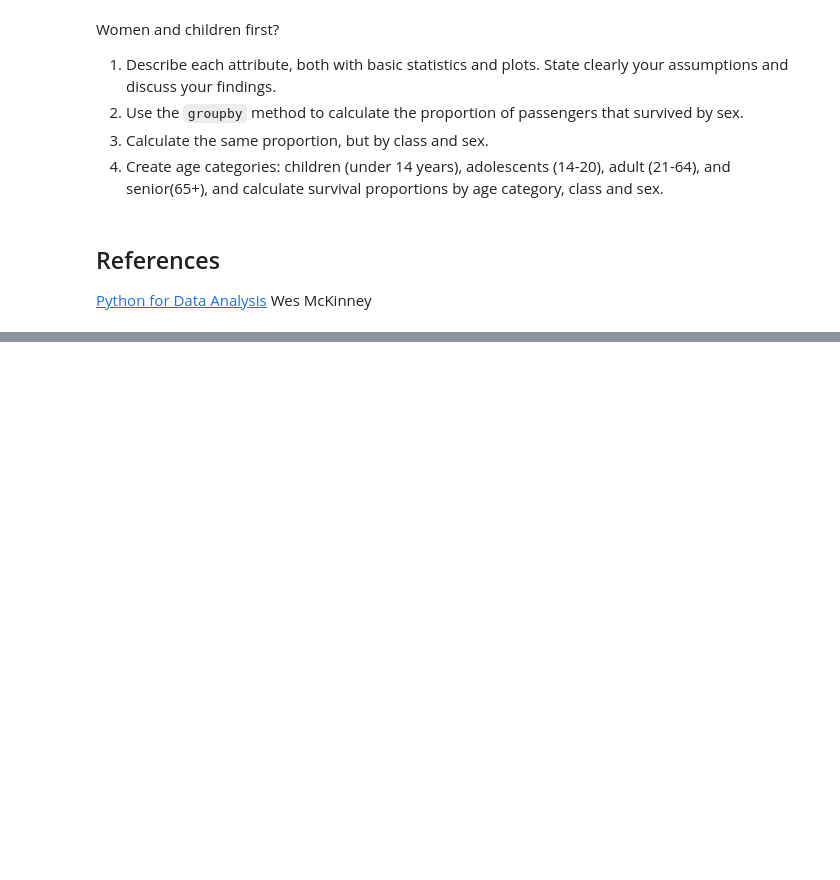
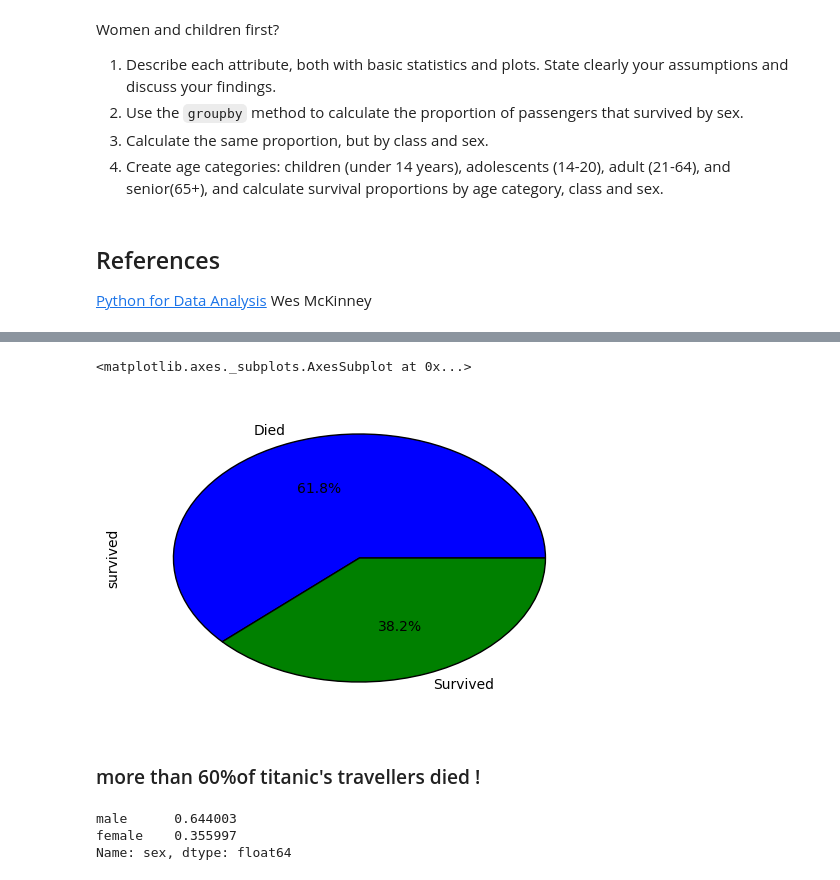
Before and after one commit to hediD/ada-assignments, a Jupyter notebook: Data Wrangling with Pandas.ipynb, the cells around one changed output, grey strips where cells are left out. Saved outputs shown, nothing was run; the diff lists cells and outputs as text; code cells hidden in the pictures; blank space fills up the shorter version.

```diff
--- a/Data Wrangling with Pandas.ipynb
+++ b/Data Wrangling with Pandas.ipynb
@@ -643,0 +1063,17 @@ Women and children first?
+# %%
+smap = {0: 'Died', 1: 'Survived' }
+titanic['survived'] = titanic.survived.map(smap)
+s = titanic.survived.value_counts()/titanic.survived.count()
+s.plot.pie(autopct='%1.1f%%')
+# %% [output]
+<matplotlib.axes._subplots.AxesSubplot at 0x...>
+[figure, added]
+# %% [markdown]
+### more than 60%of titanic's travellers died !
+# %%
+sex = titanic.sex.value_counts()/titanic.sex.count()
+sex
+# %% [output]
+male      0.644003
+female    0.355997
+Name: sex, dtype: float64
```
Also changed, not shown: parts of 70 cells of this notebook.
